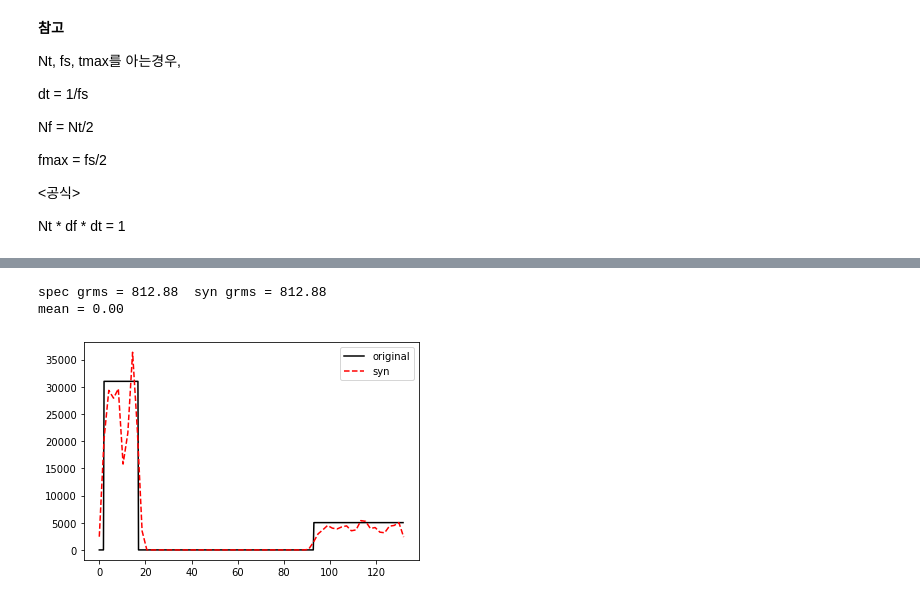
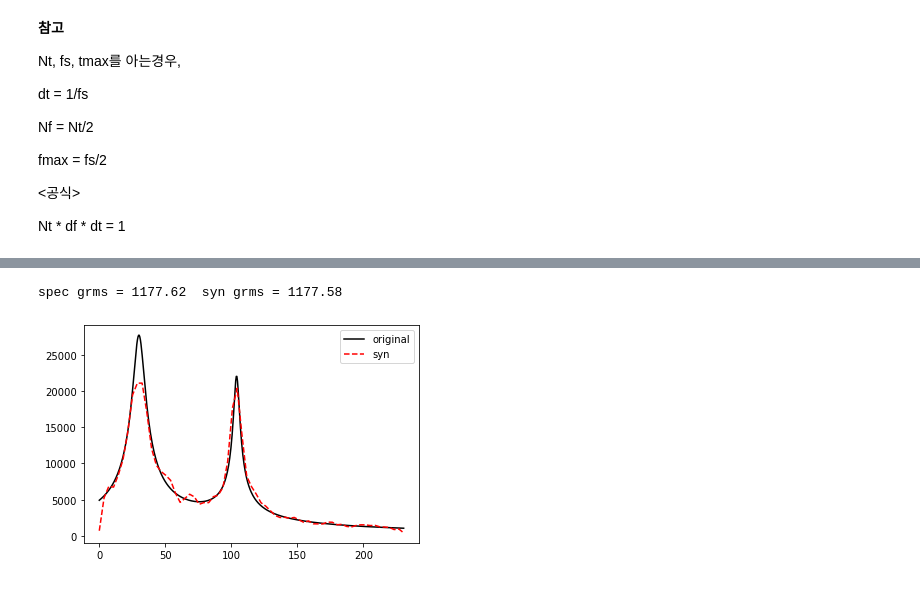
Before and after one commit to wonho13/work, a Jupyter notebook: 진동/psd2th.ipynb, the cells around one changed output, grey strips where cells are left out. Saved outputs shown, nothing was run; the diff lists cells and outputs as text; code cells hidden in the pictures.

```diff
--- a/진동/psd2th.ipynb
+++ b/진동/psd2th.ipynb
@@ -95,8 +73,0 @@ plt.plot(time,th1,'k-');
-# %%
-# GRMS Check
-A1 = 31000; f1 = 2; p1 = 17; A2 = 5020; f2 = 93; p2 = 132; xm = 0.137; r = 0.270;
-Nt = 1024; Nf = 512; fmax = p2; fs = 2*fmax; dt = 1/fs; tmax = dt*Nt; df = 1/(Nt*dt); fmax = fs/2;
-grms1_spec = np.sqrt(A1*(p1-f1)+A2*(p2-f2))
-grms1_syn = np.std(th1)
-print("spec grms = %.2f  syn grms = %.2f"%(grms1_spec,grms1_syn));
-print("mean = %.2f"%(np.mean(th1)));
@@ -106 +101,13 @@ mean = 0.00
+# %%
+def psdinteg(freq,psd):
+    f = freq; y = psd;
+    ndata = len(y);
+    a = np.zeros(ndata-1);
+    for i in range(ndata-1):
+        n = np.log10(y[i+1]/y[i])/np.log10(f[i+1]/f[i]);
+        if n == -1:
+            a[i] = y[i]*f[i]*np.log(f[i+1]/f[i]);
+        else:
+            a[i] = (y[i]/(f[i]**n))*(1/(n+1))*(f[i+1]**(n+1)-f[i]**(n+1));
+    return np.sqrt(sum(a))
 # %%
@@ -159,6 +126,11 @@ mean = 0.00
 # %%
+# PSD2
+time,th = psd2th(freq2,psd2,dur=10);
+# grms 비교
+grms_syn = np.std(th);
+print("spec grms = %.2f  syn grms = %.2f"%(grms_spec2,grms_syn));
 # PSD Check
-freq1_syn,psd1_syn = welch(th1,fs = fs,nperseg=Nf);
-plt.plot(freq,g1,'k-',label='original');
-plt.plot(freq1_syn,psd1_syn,'r--',label='syn'); plt.legend(loc='upper right');
+freq_syn,psd_syn = welch(th,fs = max(freq2)*2,nperseg=2**7);
+plt.plot(freq2,psd2,'k-',label='original');
+plt.plot(freq_syn,psd_syn,'r--',label='syn'); plt.legend(loc='upper right');
 # %% [output]
@@ -187,18 +139,13 @@ plt.plot(time,th1,'k-');
-# %%
-# GRMS Check
-A1 = 31000; f1 = 2; p1 = 17; A2 = 5020; f2 = 93; p2 = 132; xm = 0.137; r = 0.270;
-Nt = 1024; Nf = 512; fmax = p2; fs = 2*fmax; dt = 1/fs; tmax = dt*Nt; df = 1/(Nt*dt); fmax = fs/2;
-grms1_spec = np.sqrt(A1*(p1-f1)+A2*(p2-f2))
-grms1_syn = np.std(th1)
-print("spec grms = %.2f  syn grms = %.2f"%(grms1_spec,grms1_syn));
-print("mean = %.2f"%(np.mean(th1)));
-# %% [output]
-spec grms = 812.88  syn grms = 812.88
-mean = 0.00
 # %%
+# PSD3
+time,th = psd2th(freq3,psd3,dur=10);
+# grms 비교
+grms_spec = psdinteg(freq3,psd3); grms_syn = np.std(th);
+print("spec grms = %.2f  syn grms = %.2f"%(grms_spec,grms_syn));
 # PSD Check
-freq1_syn,psd1_syn = welch(th1,fs = fs,nperseg=2**7);
-plt.plot(freq,g1,'k-',label='original');
-plt.plot(freq1_syn,psd1_syn,'r--',label='syn'); plt.legend(loc='upper right');
+freq_syn,psd_syn = welch(th,fs = max(freq3)*2,nperseg=2**7);
+plt.plot(freq3,psd3,'k-',label='original');
+plt.plot(freq_syn,psd_syn,'r--',label='syn'); plt.legend(loc='upper right');
 # %% [output]
+spec grms = 1177.62  syn grms = 1177.58
-[figure, old version]
+[figure, new version]
```
Also changed, not shown: parts of 18 cells of this notebook.
